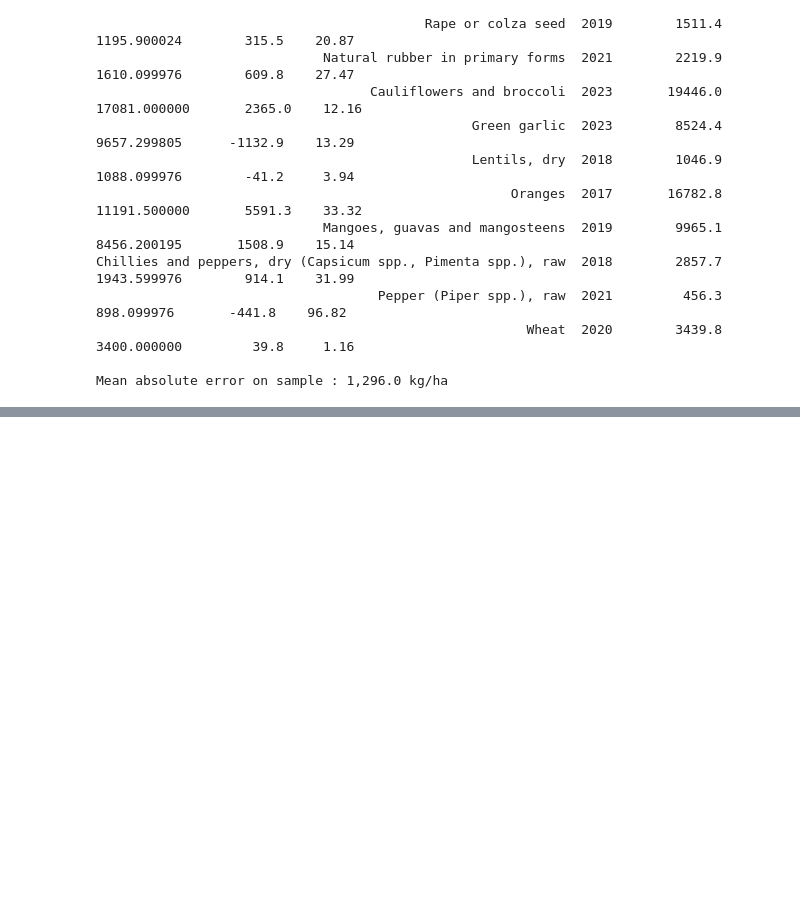
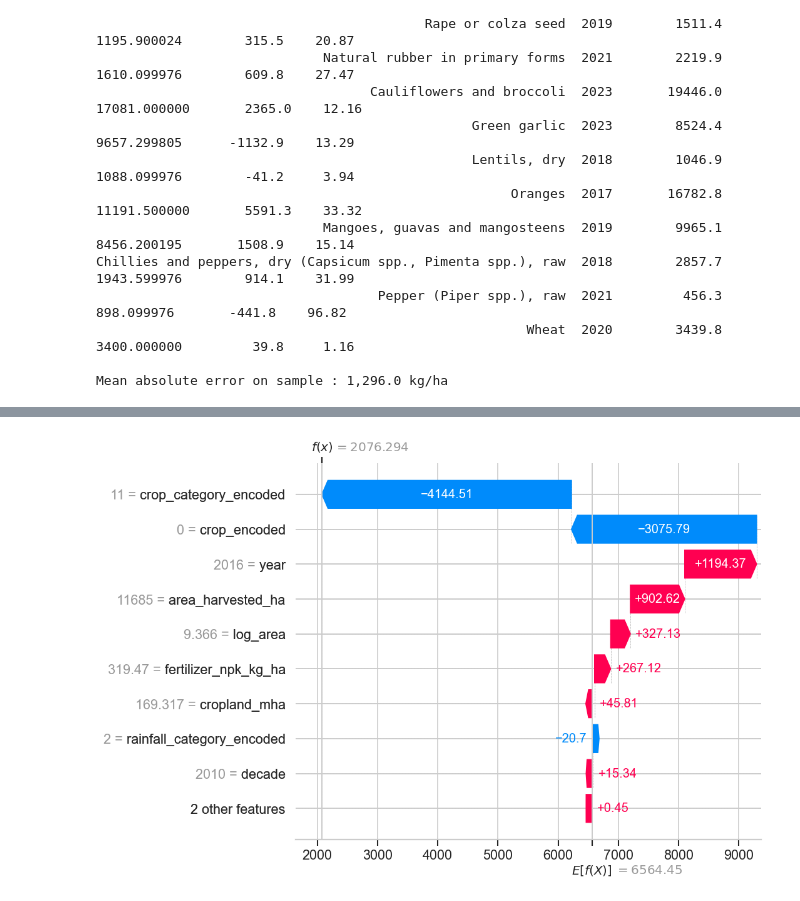
Before and after one commit to Keshav-Kathuria/smart-agri-advisor, a Jupyter notebook: yield-prediction/crop_yield_model.ipynb, the cells around one changed output, grey strips where cells are left out. Cells and saved outputs as stored; diff of their text form; code cells hidden in the pictures; blank space fills up the shorter version.

```diff
--- a/yield-prediction/crop_yield_model.ipynb
+++ b/yield-prediction/crop_yield_model.ipynb
@@ -1485,0 +1508,5 @@ Mean absolute error on sample : 1,296.0 kg/ha
+# %%
+# Waterfall — explain a single prediction (first test row)
+shap.plots.waterfall(explainer(X_test)[0])
+# %% [output]
+[figure, added]
```
Also changed, not shown: parts of 8 cells of this notebook.
